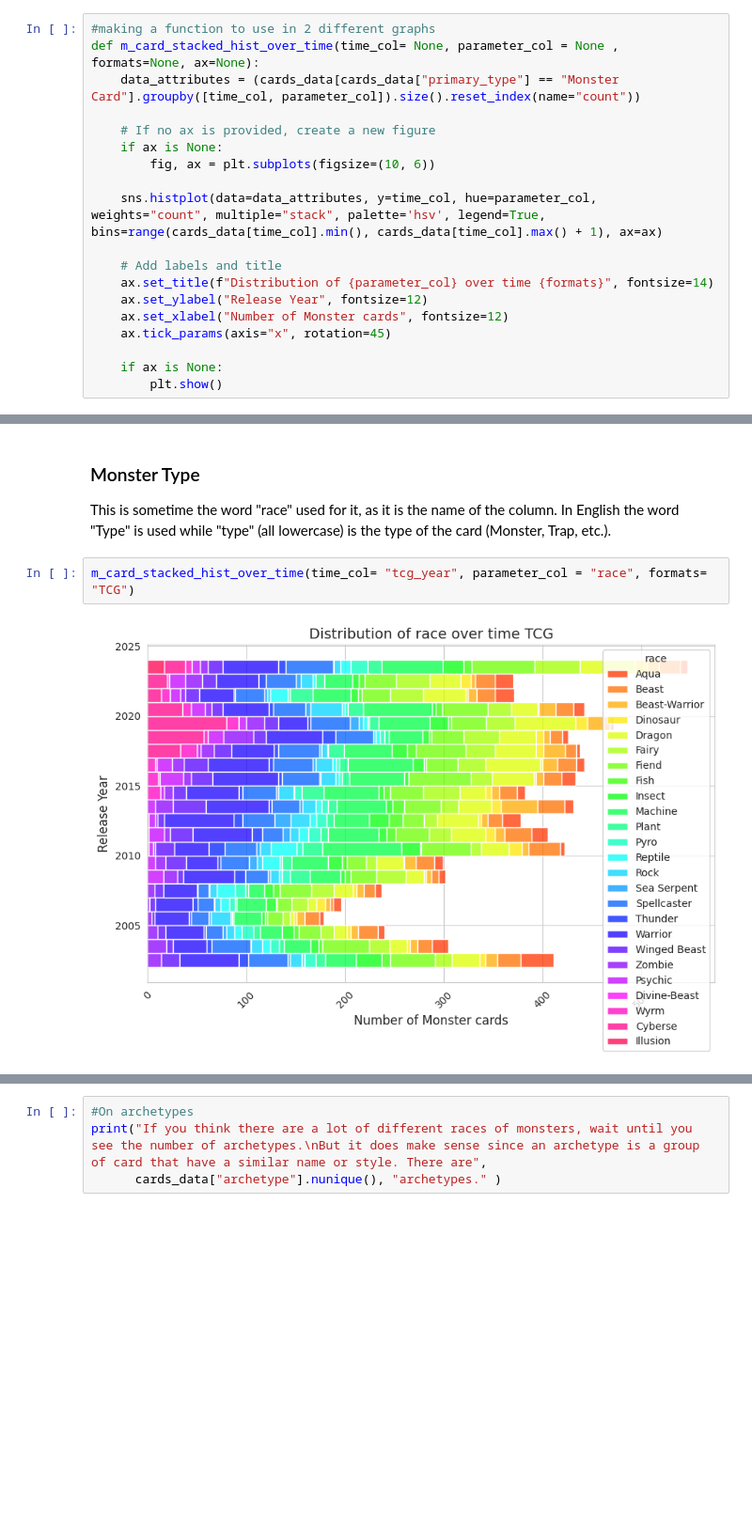
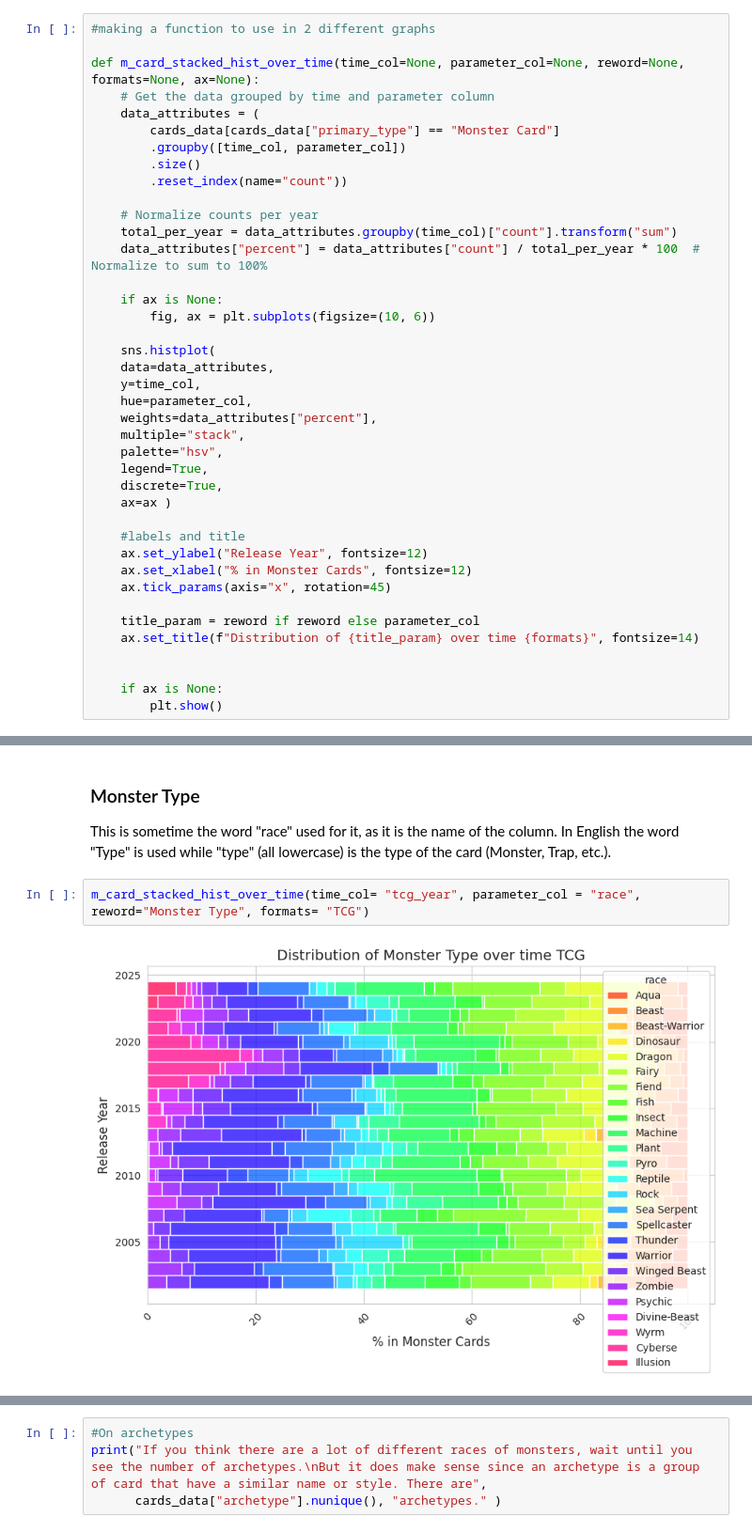
Before and after one commit to HanaeBonnafoux/yugioh, a Jupyter notebook: yu-gi-oh-s-evolution-through-the-cards.ipynb, the cells around one changed output, grey strips where cells are left out. Shown at 94% size. Cells and saved outputs as stored; diff of their text form; blank space fills up the shorter version.

Commit message:
Kaggle Notebook | Yu-Gi-Oh! cards over time EDA | Version 50

```diff
--- a/yu-gi-oh-s-evolution-through-the-cards.ipynb
+++ b/yu-gi-oh-s-evolution-through-the-cards.ipynb
@@ -430,20 +438,41 @@ The number of cards released with higher levels could partially explain the incr
 ### Attributes
 # %%
 #making a function to use in 2 different graphs
-def m_card_stacked_hist_over_time(time_col= None, parameter_col = None , formats=None, ax=None):
-    data_attributes = (cards_data[cards_data["primary_type"] == "Monster Card"].groupby([time_col, parameter_col]).size().reset_index(name="count"))
 
-    # If no ax is provided, create a new figure
+def m_card_stacked_hist_over_time(time_col=None, parameter_col=None, reword=None, formats=None, ax=None):
+    # Get the data grouped by time and parameter column
+    data_attributes = (
+        cards_data[cards_data["primary_type"] == "Monster Card"]
+        .groupby([time_col, parameter_col])
+        .size()
+        .reset_index(name="count"))
+
+    # Normalize counts per year
+    total_per_year = data_attributes.groupby(time_col)["count"].transform("sum")
+    data_attributes["percent"] = data_attributes["count"] / total_per_year * 100  # Normalize to sum to 100%
+
     if ax is None:
         fig, ax = plt.subplots(figsize=(10, 6))
 
-    sns.histplot(data=data_attributes, y=time_col, hue=parameter_col, weights="count", multiple="stack", palette='hsv', legend=True, bins=range(cards_data[time_col].min(), cards_data[time_col].max() + 1), ax=ax)
+    sns.histplot(
+    data=data_attributes,
+    y=time_col,
+    hue=parameter_col,
+    weights=data_attributes["percent"],
+    multiple="stack",
+    palette="hsv",
+    legend=True,
+    discrete=True,
+    ax=ax )
 
-    # Add labels and title
-    ax.set_title(f"Distribution of {parameter_col} over time {formats}", fontsize=14)
+    #labels and title
     ax.set_ylabel("Release Year", fontsize=12)
-    ax.set_xlabel("Number of Monster cards", fontsize=12)
+    ax.set_xlabel("% in Monster Cards", fontsize=12)
     ax.tick_params(axis="x", rotation=45)
+
+    title_param = reword if reword else parameter_col
+    ax.set_title(f"Distribution of {title_param} over time {formats}", fontsize=14)
+
 
     if ax is None:
         plt.show()
@@ -468,7 +497,7 @@ print("\n They don't seem to show very well on the plot but there are",len(cards
 
 This is sometime the word "race" used for it, as it is the name of the column. In English the word "Type" is used while "type" (all lowercase) is the type of the card (Monster, Trap, etc.).
 # %%
-m_card_stacked_hist_over_time(time_col= "tcg_year", parameter_col = "race", formats= "TCG")
+m_card_stacked_hist_over_time(time_col= "tcg_year", parameter_col = "race", reword="Monster Type", formats= "TCG")
 # %% [output]
-[figure, old version]
+[figure, new version]
 # %%
```
Also changed, not shown: parts of 7 cells of this notebook.
